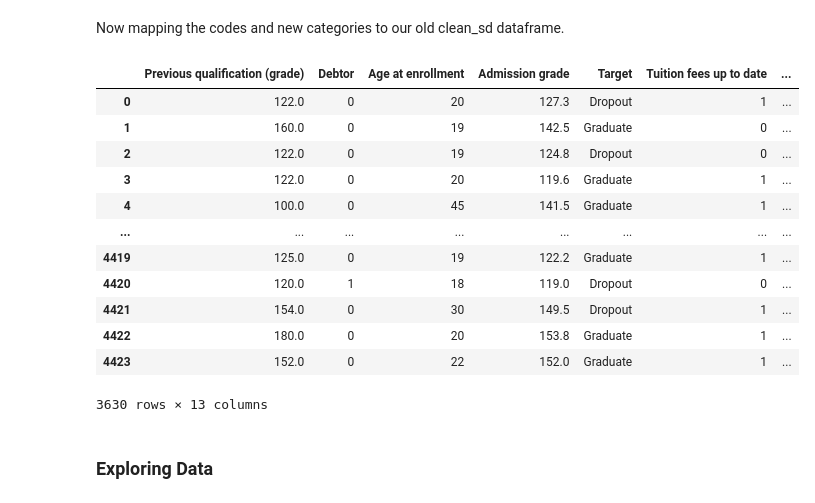
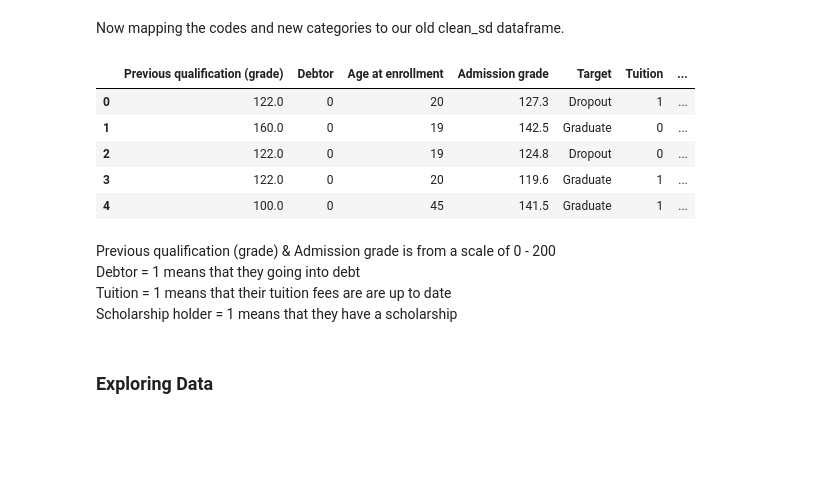
Before and after one commit to UCB-stat-159-f25/final-shrija-owen-allison, a Jupyter notebook: parent_eda.ipynb, the cells around one changed output. Drawn from its saved outputs; the diff is of its cells as text; code cells hidden in the pictures; blank space fills up the shorter version.

```diff
--- a/parent_eda.ipynb
+++ b/parent_eda.ipynb
@@ -63,6 +69,8 @@ clean_sd = student_data[['Previous qualification (grade)','Debtor', 'Age at enro
                          'Admission grade', 'Target', 'Tuition fees up to date', "Mother's qualification",
                          "Father's qualification", 'Scholarship holder']]
 
+# For Simplicity
+clean_sd = clean_sd.rename(columns={'Tuition fees up to date': 'Tuition'})
 # Removing the 794 students that are marked as enrolled
 clean_sd = clean_sd[clean_sd["Target"] != "Enrolled"]
 # %% [markdown]
@@ -277,31 +260,29 @@ Now mapping the codes and new categories to our old clean_sd dataframe.
 # %%
 # Create mapping dictionaries
 code_to_category = dict(zip(education_df["Code"], education_df["Category"]))
 code_to_code = dict(zip(education_df["Code"], education_df["Category_Code"]))
 
 # Map Mother's qualification
 clean_sd["Mother_edu_category"] = clean_sd["Mother's qualification"].map(code_to_category)
 clean_sd["Mother_edu_code"] = clean_sd["Mother's qualification"].map(code_to_code).fillna(0).astype(int)
 
 # Map Father's qualification
 clean_sd["Father_edu_category"] = clean_sd["Father's qualification"].map(code_to_category)
 clean_sd["Father_edu_code"] = clean_sd["Father's qualification"].map(code_to_code).fillna(0).astype(int)
 
 # New DF
-clean_sd
+clean_sd.head()
 # %% [output]
-|  | Previous qualification (grade) | Debtor | Age at enrollment | Admission grade | Target | Tuition fees up to date | ... |
+|  | Previous qualification (grade) | Debtor | Age at enrollment | Admission grade | Target | Tuition | ... |
 | 0 | 122.0 | 0 | 20 | 127.3 | Dropout | 1 | ... |
 | 1 | 160.0 | 0 | 19 | 142.5 | Graduate | 0 | ... |
 | 2 | 122.0 | 0 | 19 | 124.8 | Dropout | 0 | ... |
 | 3 | 122.0 | 0 | 20 | 119.6 | Graduate | 1 | ... |
 | 4 | 100.0 | 0 | 45 | 141.5 | Graduate | 1 | ... |
-| ... | ... | ... | ... | ... | ... | ... | ... |
-| 4419 | 125.0 | 0 | 19 | 122.2 | Graduate | 1 | ... |
-| 4420 | 120.0 | 1 | 18 | 119.0 | Dropout | 0 | ... |
-| 4421 | 154.0 | 0 | 30 | 149.5 | Dropout | 1 | ... |
-| 4422 | 180.0 | 0 | 20 | 153.8 | Graduate | 1 | ... |
-| 4423 | 152.0 | 0 | 22 | 152.0 | Graduate | 1 | ... |
-3630 rows × 13 columns
+# %% [markdown]
+Previous qualification (grade) & Admission grade is from a scale of 0 - 200
+Debtor = 1 means that they going into debt
+Tuition = 1 means that their tuition fees are are up to date
+Scholarship holder = 1 means that they have a scholarship
 # %% [markdown]
 ### Exploring Data
```
Also changed, not shown: parts of 46 cells of this notebook.
